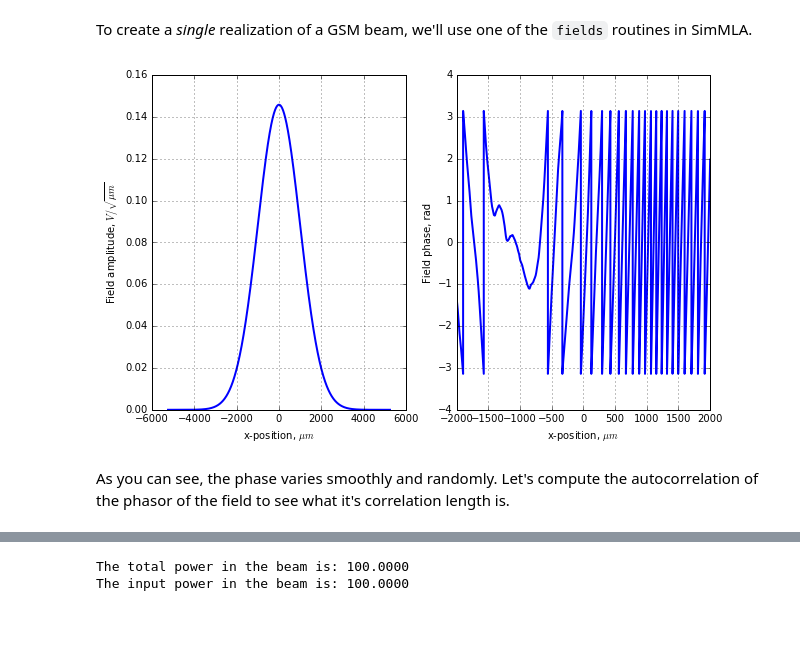
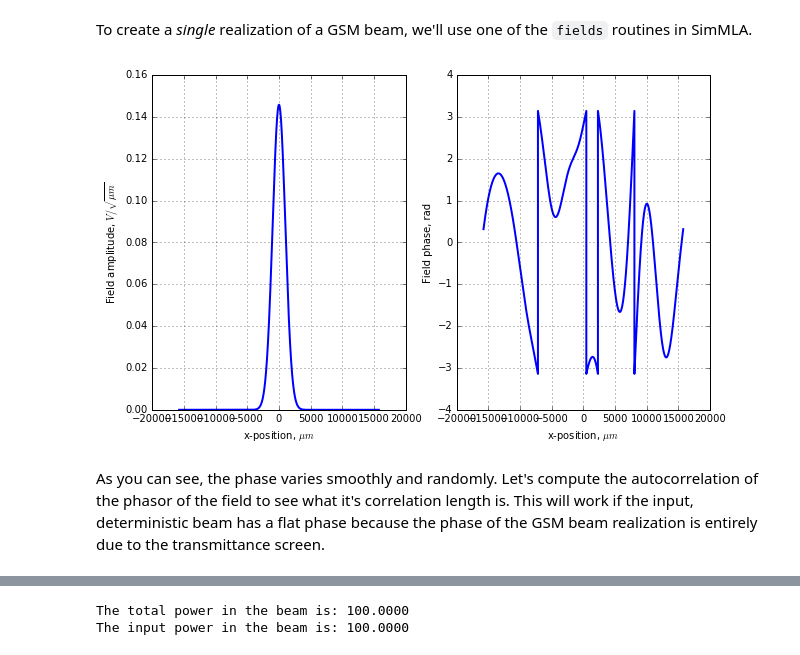
Before and after one commit to kmdouglass/simmla, a Jupyter notebook: publication_data/Basic 1D Simulation - GSM Beam.ipynb, the cells around one changed output, grey strips where cells are left out. Saved outputs shown, nothing was run; the diff lists cells and outputs as text; code cells hidden in the pictures; blank space fills up the shorter version.

```diff
--- a/publication_data/Basic 1D Simulation - GSM Beam.ipynb
+++ b/publication_data/Basic 1D Simulation - GSM Beam.ipynb
@@ -22,36 +22,37 @@ focalLength = 13700 # microns
 
 wavelength  = 0.642 # microns
 
-subgridSize  = 10001                     # Number of grid (or lattice) sites for a single lenslet
+subgridSize  = 5001                     # Number of grid (or lattice) sites for a single lenslet
 physicalSize = numLenslets * lensletSize # The full extent of the MLA
 
 # dim = 1 makes the grid 1D
-grid = grids.GridArray(numLenslets, subgridSize, physicalSize, wavelength, focalLength, dim = 1)
+grid = grids.GridArray(numLenslets, subgridSize, physicalSize, wavelength, focalLength, dim = 1, zeroPad = 3)
 # %% [markdown]
 To create a *single* realization of a GSM beam, we'll use one of the `fields` routines in SimMLA.
 # %%
 Z0              = 376.73 # Impedance of free space, Ohms
 power           = 100  # mW
 beamStd         = 1000 # microns
-coherenceLength = 500  # microns
+coherenceLength = 1000  # microns
 fieldAmp = np.sqrt(power / 1000 * Z0 / beamStd / np.sqrt(np.pi)) # Factor of 1000 converts from mW to W
 
-beam     = fields.GSMBeamRealization(fieldAmp, beamStd, coherenceLength)
+beam     = fields.GSMBeamRealization(fieldAmp, beamStd, coherenceLength, grid)
 # %%
+beamSample = beam(grid.px)
+
 fig, (ax0, ax1) = plt.subplots(nrows = 1, ncols = 2, sharey = False, figsize = (10, 6))
-ax0.plot(grid.px, np.abs(beam(grid.px)), linewidth = 2)
+ax0.plot(grid.px, np.abs(beamSample), linewidth = 2)
 ax0.set_xlabel(r'x-position, $\mu m$')
 ax0.set_ylabel(r'Field amplitude, $V / \sqrt{\mu m}$')
-ax1.set_xlim((-2000, 2000))
 ax0.grid(True)
 
-ax1.plot(grid.px, np.angle(beam(grid.px)), linewidth = 2)
+ax1.plot(grid.px, np.angle(beamSample), linewidth = 2)
 ax1.set_xlabel(r'x-position, $\mu m$')
 ax1.set_ylabel(r'Field phase, rad')
-ax1.set_xlim((-2000, 2000))
+#ax1.set_xlim((-200, 200))
 ax1.grid(True)
 plt.show()
 # %% [output]
-[figure, old version]
+[figure, new version]
 # %% [markdown]
-As you can see, the phase varies smoothly and randomly. Let's compute the autocorrelation of the phasor of the field to see what it's correlation length is.
+As you can see, the phase varies smoothly and randomly. Let's compute the autocorrelation of the phasor of the field to see what it's correlation length is. This will work if the input, deterministic beam has a flat phase because the phase of the GSM beam realization is entirely due to the transmittance screen.
```
Also changed, not shown: parts of 16 cells of this notebook, 1 other file.
